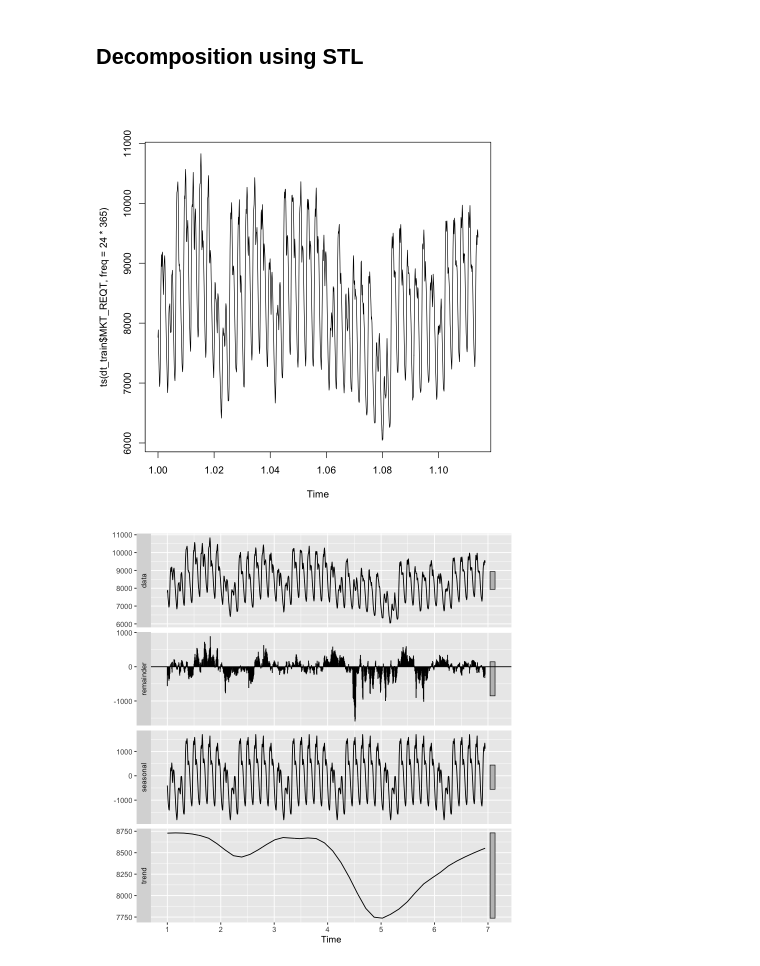
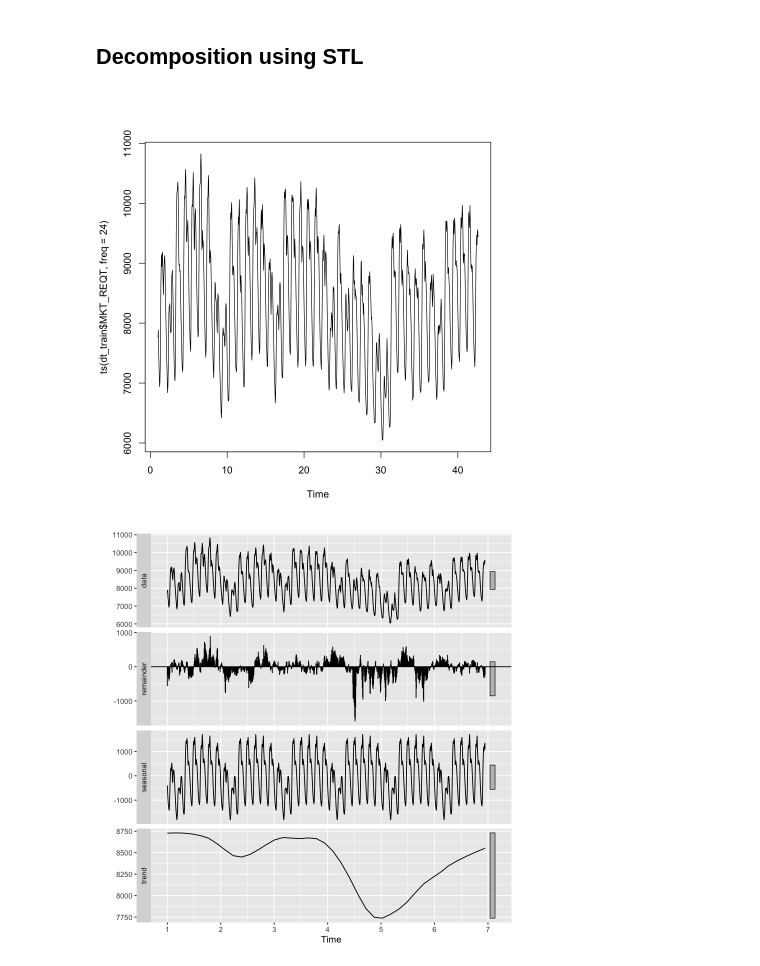
Before and after one commit to emmandecena/jpbook, a Jupyter notebook: _sources/docs/electricitymarkets/demand.ipynb, the cells around one changed output. Cells and saved outputs as stored; diff of their text form; code cells hidden in the pictures.

```diff
--- a/_sources/docs/electricitymarkets/demand.ipynb
+++ b/_sources/docs/electricitymarkets/demand.ipynb
@@ -52,9 +55,9 @@ A data.table: 6 × 8
 # %% [markdown]
 ## Decomposition using STL
 # %%
-plot(ts(dt_train$MKT_REQT, freq = 24*365))
+plot(ts(dt_train$MKT_REQT, freq = 24))
 # %% [output]
-[figure, old version]
+[figure, new version]
 # %%
 data_ts <- ts(dt_train$MKT_REQT, freq = 24*7)
 
```
Also changed, not shown: parts of 48 cells of this notebook, 49 other files.
